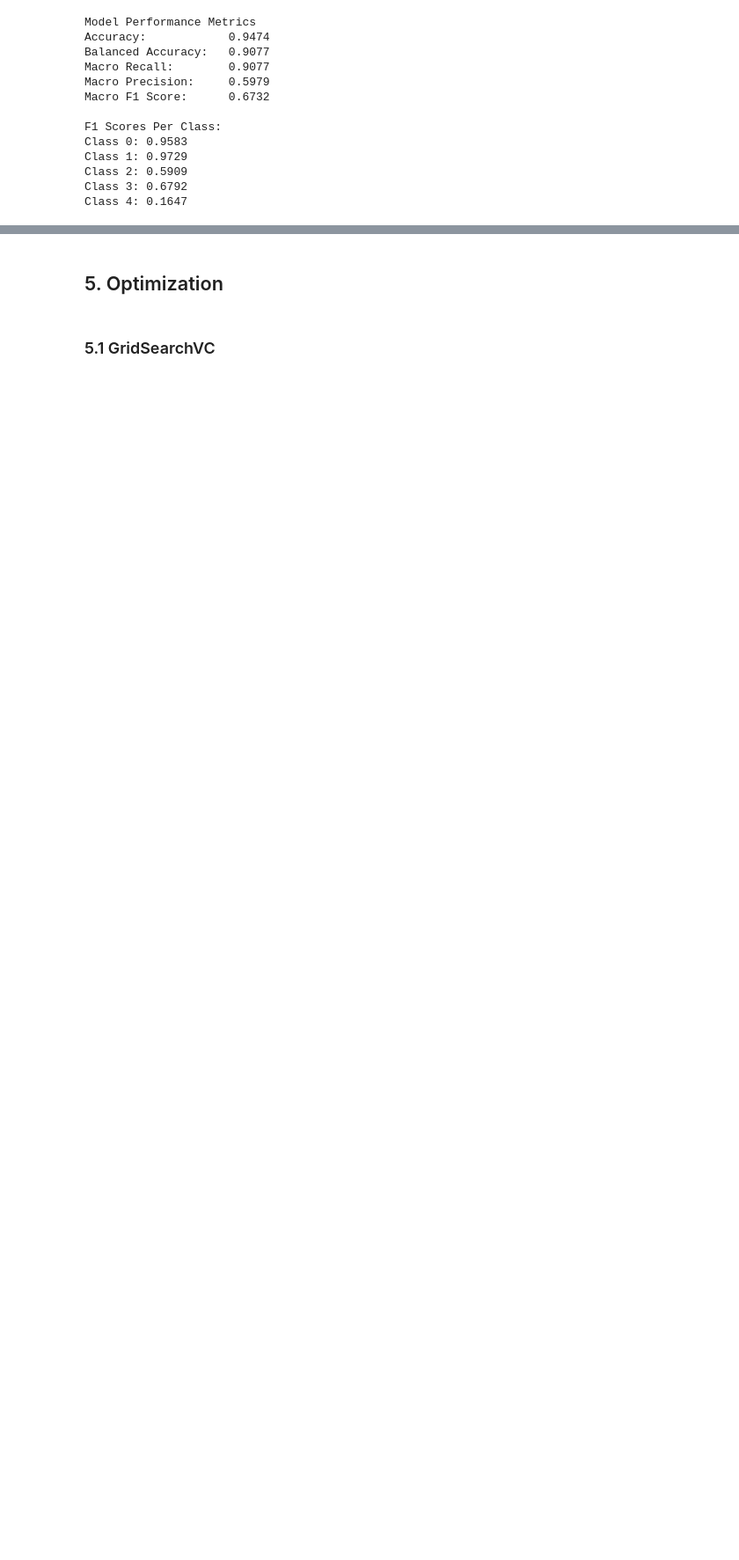
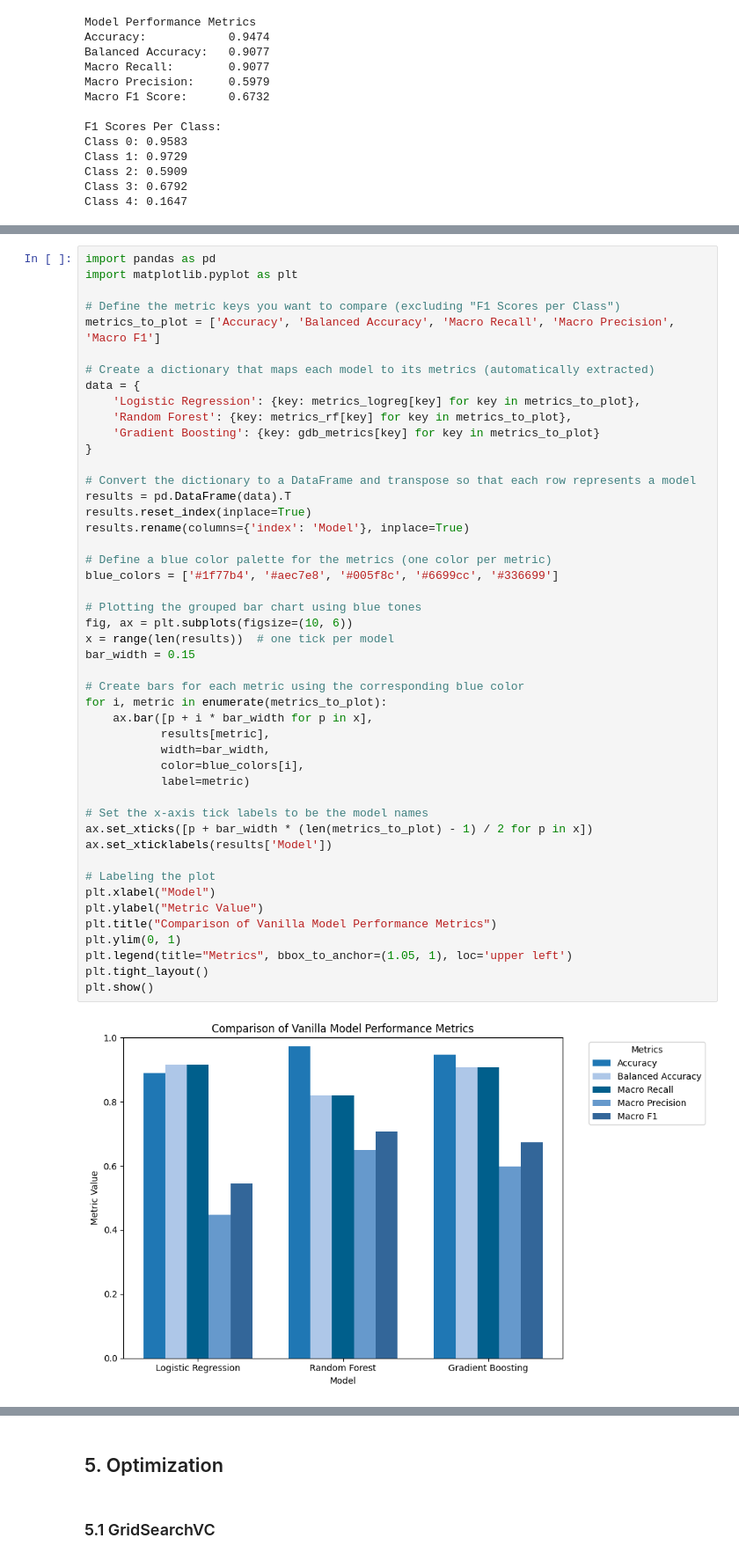
Before and after one commit to JakobBullinger/RAG-PredictiveMaintenance, a Jupyter notebook: 1-algorithm/Algorithm_01.ipynb, the cells around one changed output, grey strips where cells are left out. Shown at 88% size. Cells and saved outputs as stored; diff of their text form; blank space fills up the shorter version.

```diff
--- a/1-algorithm/Algorithm_01.ipynb
+++ b/1-algorithm/Algorithm_01.ipynb
@@ -501,0 +518,49 @@ Class 4: 0.1647
+# %%
+import pandas as pd
+import matplotlib.pyplot as plt
+
+# Define the metric keys you want to compare (excluding "F1 Scores per Class")
+metrics_to_plot = ['Accuracy', 'Balanced Accuracy', 'Macro Recall', 'Macro Precision', 'Macro F1']
+
+# Create a dictionary that maps each model to its metrics (automatically extracted)
+data = {
+    'Logistic Regression': {key: metrics_logreg[key] for key in metrics_to_plot},
+    'Random Forest': {key: metrics_rf[key] for key in metrics_to_plot},
+    'Gradient Boosting': {key: gdb_metrics[key] for key in metrics_to_plot}
+}
+
+# Convert the dictionary to a DataFrame and transpose so that each row represents a model
+results = pd.DataFrame(data).T
+results.reset_index(inplace=True)
+results.rename(columns={'index': 'Model'}, inplace=True)
+
+# Define a blue color palette for the metrics (one color per metric)
+blue_colors = ['#1f77b4', '#aec7e8', '#005f8c', '#6699cc', '#336699']
+
+# Plotting the grouped bar chart using blue tones
+fig, ax = plt.subplots(figsize=(10, 6))
+x = range(len(results))  # one tick per model
+bar_width = 0.15
+
+# Create bars for each metric using the corresponding blue color
+for i, metric in enumerate(metrics_to_plot):
+    ax.bar([p + i * bar_width for p in x],
+           results[metric],
+           width=bar_width,
+           color=blue_colors[i],
+           label=metric)
+
+# Set the x-axis tick labels to be the model names
+ax.set_xticks([p + bar_width * (len(metrics_to_plot) - 1) / 2 for p in x])
+ax.set_xticklabels(results['Model'])
+
+# Labeling the plot
+plt.xlabel("Model")
+plt.ylabel("Metric Value")
+plt.title("Comparison of Vanilla Model Performance Metrics")
+plt.ylim(0, 1)
+plt.legend(title="Metrics", bbox_to_anchor=(1.05, 1), loc='upper left')
+plt.tight_layout()
+plt.show()
+# %% [output]
+[figure, added]
```
Also changed, not shown: parts of 6 cells of this notebook, 1 other file.
